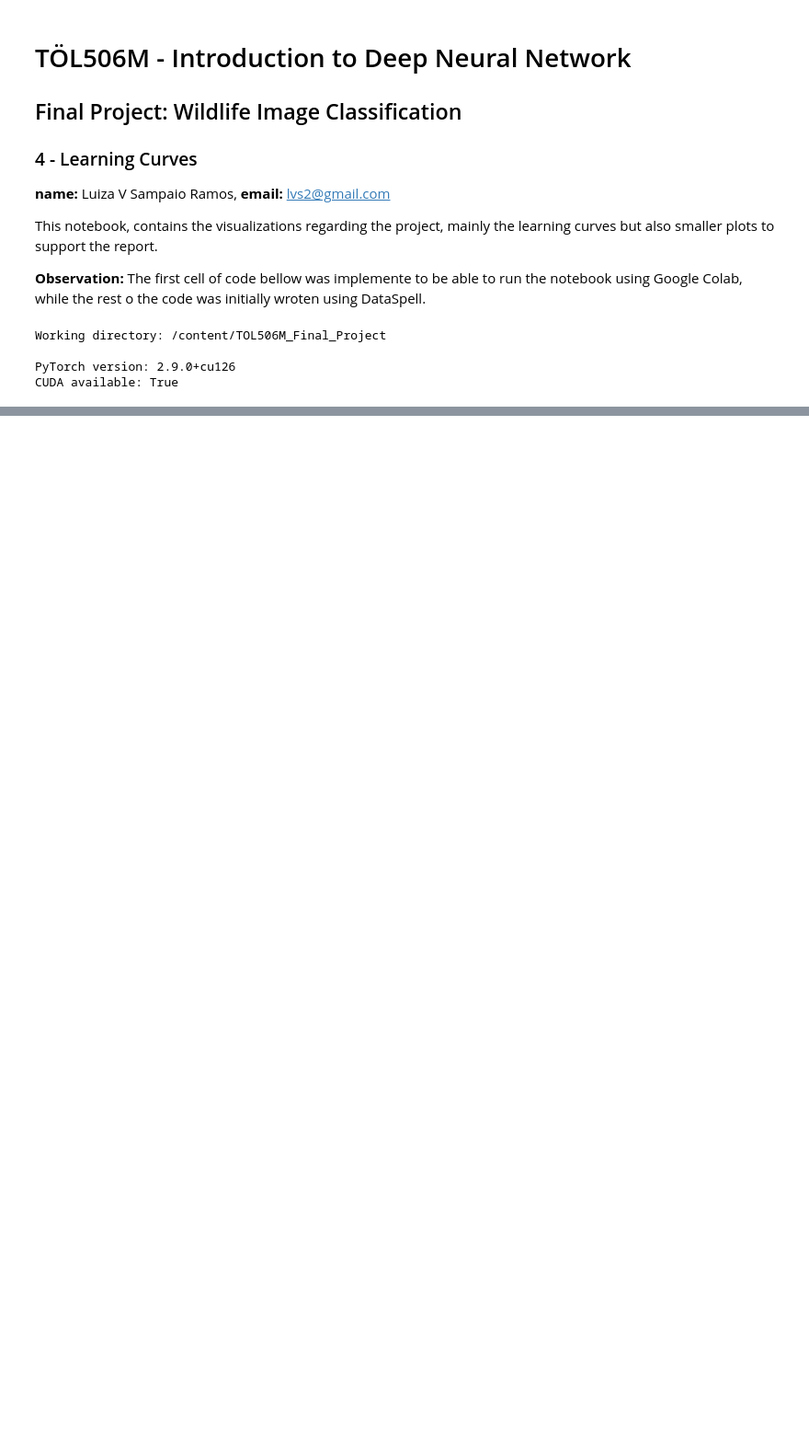
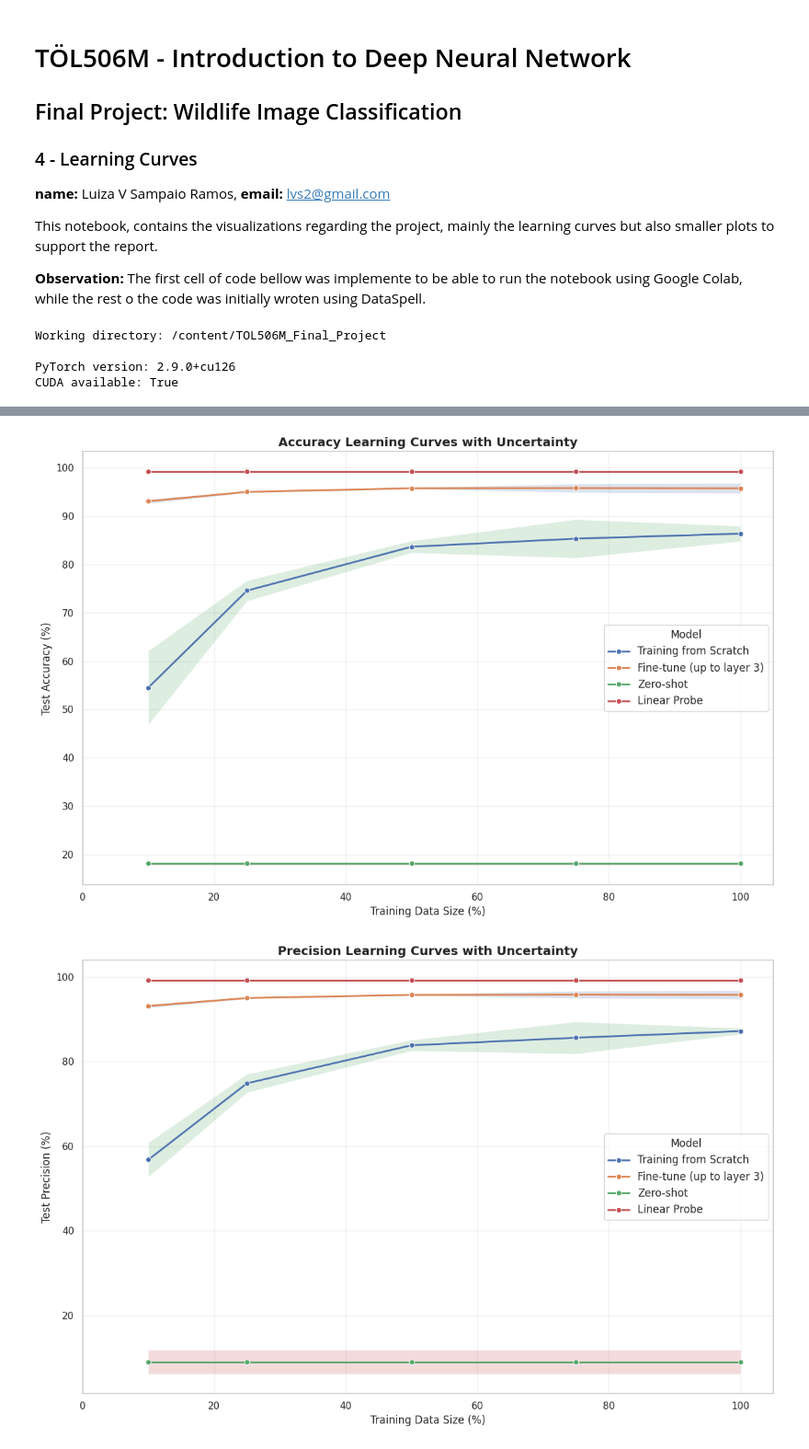
Before and after one commit to LuizaRamos/TOL506M_Final_Project, a Jupyter notebook: notebooks/04_learning_curves.ipynb, the cells around one changed output, grey strips where cells are left out. Shown: that part at 92% size. Saved outputs shown, nothing was run; the diff lists cells and outputs as text; code cells hidden in the pictures; blank space fills up the shorter version.

```diff
--- a/notebooks/04_learning_curves.ipynb
+++ b/notebooks/04_learning_curves.ipynb
@@ -253,0 +535,54 @@ plt.show()
+# %%
+# Methods we care about
+methods_to_use = [
+    "Task 1 (scratch)",
+    "Task 2 (freeze=up_to_layer3)",
+    "Task 3 (zero shot)",
+    "linear probe"
+]
+
+method_name_map = {
+    "Task 1 (scratch)": "Training from Scratch",
+    "Task 2 (freeze=up_to_layer3)": "Fine-tune (up to layer 3)",
+    "Task 3 (zero shot)": "Zero-shot",
+    "linear probe": "Linear Probe"
+}
+
+plot_learning_curve_for_metric(
+    df,
+    metric_col="accuracy",
+    metric_unc_col="accuracy uncertainty",
+    metric_pretty_name="Accuracy",
+    methods_to_use = methods_to_use,
+    method_name_map = method_name_map
+)
+
+plot_learning_curve_for_metric(
+    df,
+    metric_col="precision",
+    metric_unc_col="precision uncertainty",
+    metric_pretty_name="Precision",
+    methods_to_use = methods_to_use,
+    method_name_map = method_name_map
+)
+
+plot_learning_curve_for_metric(
+    df,
+    metric_col="recall",
+    metric_unc_col="recall uncertainty",
+    metric_pretty_name="Recall",
+    methods_to_use = methods_to_use,
+    method_name_map = method_name_map
+)
+
+plot_learning_curve_for_metric(
+    df,
+    metric_col="f1-score",
+    metric_unc_col="f1-score uncertainty",
+    metric_pretty_name="F1-score",
+    methods_to_use = methods_to_use,
+    method_name_map = method_name_map
+)
+# %% [output]
+[figure, added]
+[figure, added]
```
Also changed, not shown: parts of 9 cells of this notebook.
